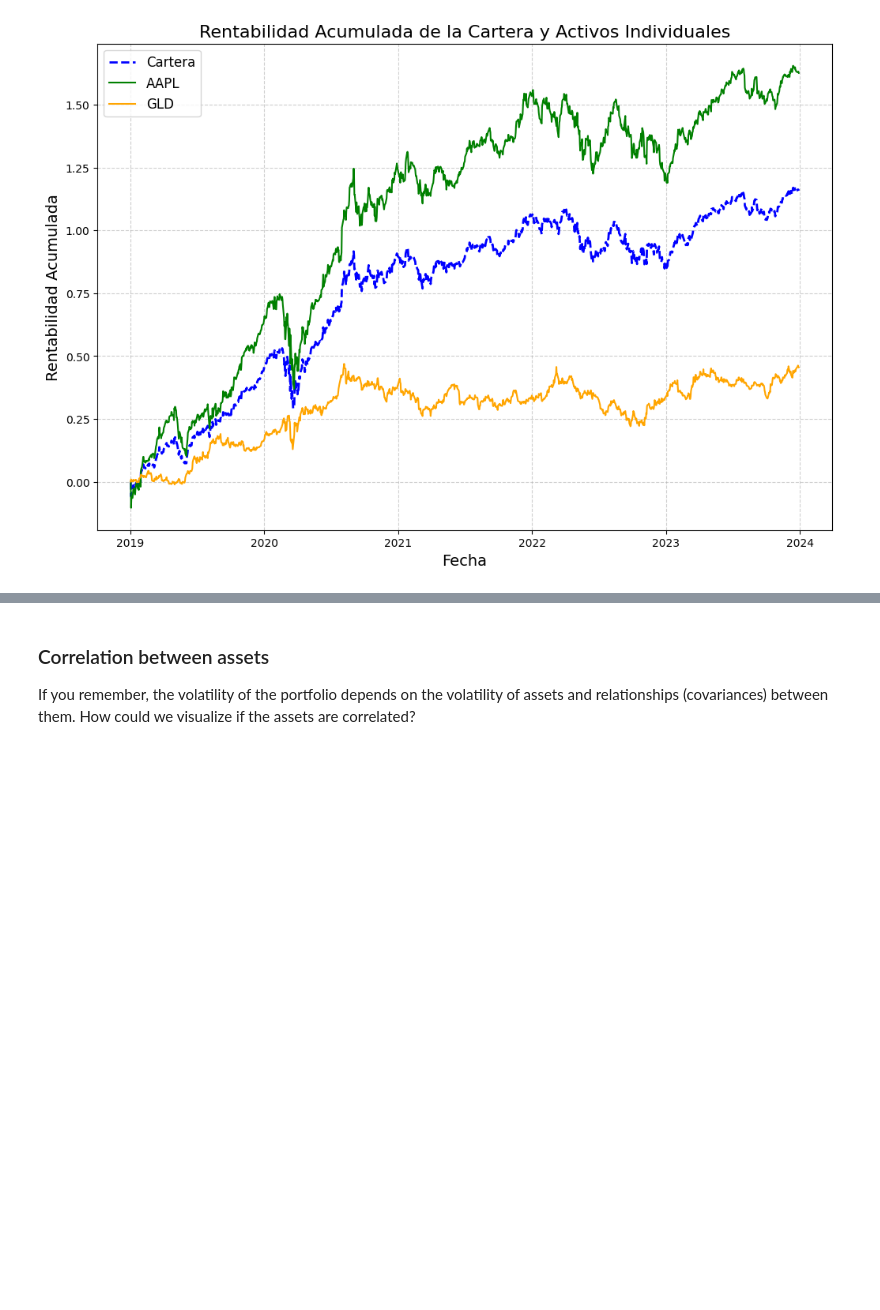
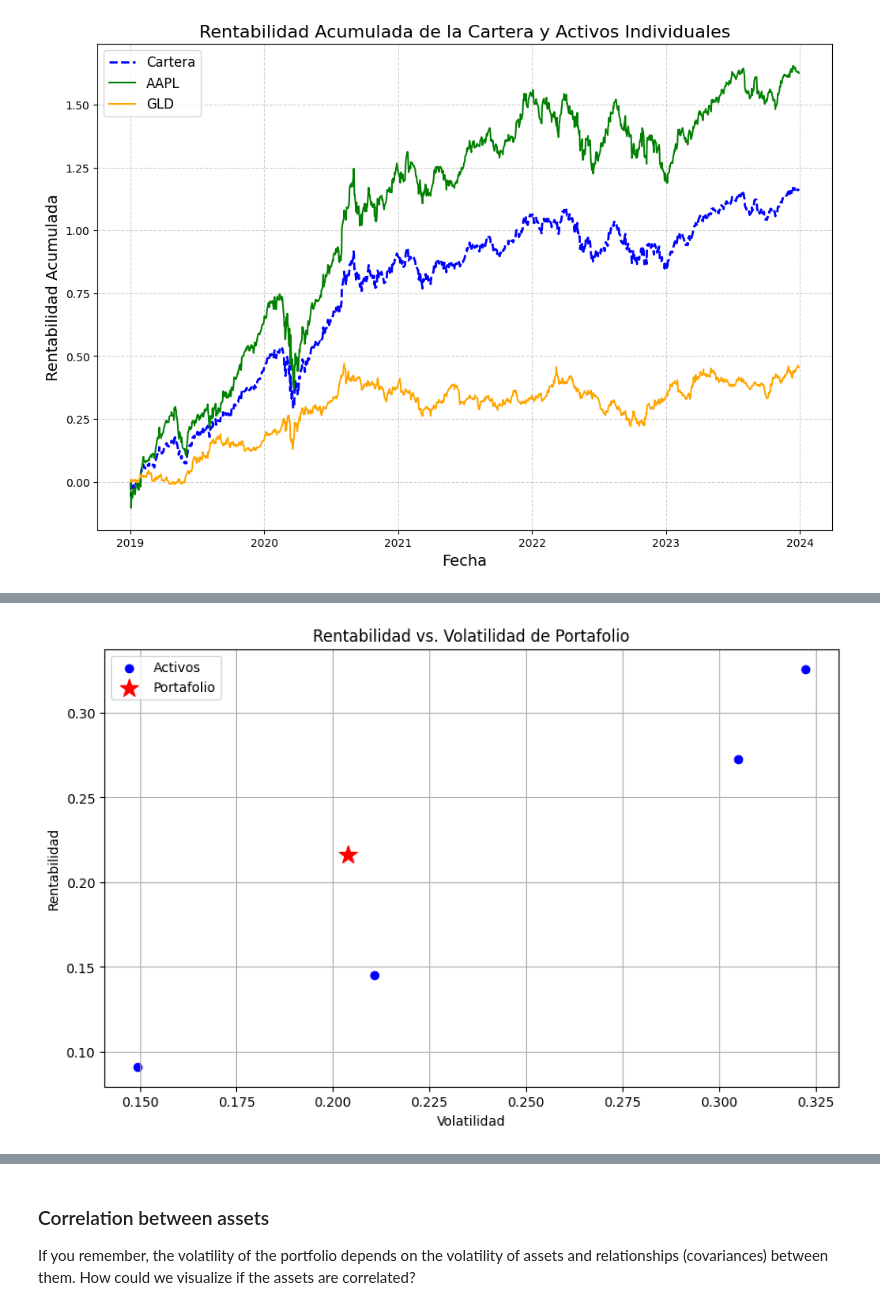
Before and after one commit to alfonso-santos/finanzas-tecnologia-practicas, a Jupyter notebook: src_soluciones/02_01_Calculos_iniciales_de_carteras_soluciones.ipynb, the cells around one changed output, grey strips where cells are left out. Cells and saved outputs as stored; diff of their text form; code cells hidden in the pictures; blank space fills up the shorter version.

```diff
--- a/src_soluciones/02_01_Calculos_iniciales_de_carteras_soluciones.ipynb
+++ b/src_soluciones/02_01_Calculos_iniciales_de_carteras_soluciones.ipynb
@@ -844,0 +872,20 @@ plt.show()
+# %%
+pesos = np.array([0.2, 0.3, 0.4, 0.1])
+
+
+ret_portfolio = rentabilidad@pesos
+# %%
+ret_port_annual = ret_portfolio.mean() * 252
+std_port_annual = ret_portfolio.std() * np.sqrt(252)
+# %%
+plt.figure(figsize=(10, 6))
+plt.scatter(stds, means, c='blue', marker='o', label='Activos')
+plt.scatter(std_port_annual, ret_port_annual, c='red', marker='*', s=200, label='Portafolio')
+plt.xlabel('Volatilidad')
+plt.ylabel('Rentabilidad')
+plt.title('Rentabilidad vs. Volatilidad de Portafolio')
+plt.legend()
+plt.grid(True)
+plt.show()
+# %% [output]
+[figure, added]
```
Also changed, not shown: parts of 44 cells of this notebook, 6 other files.
